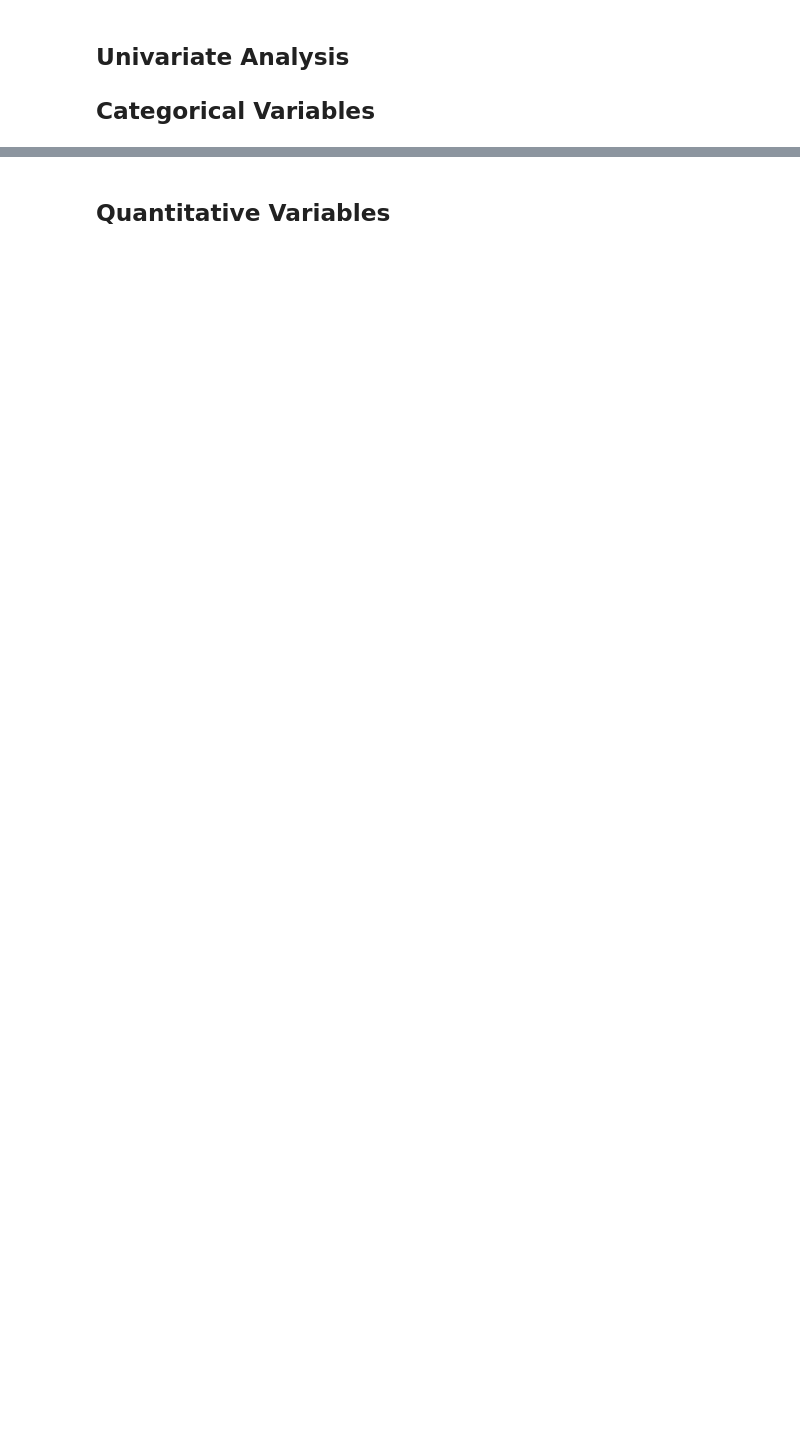
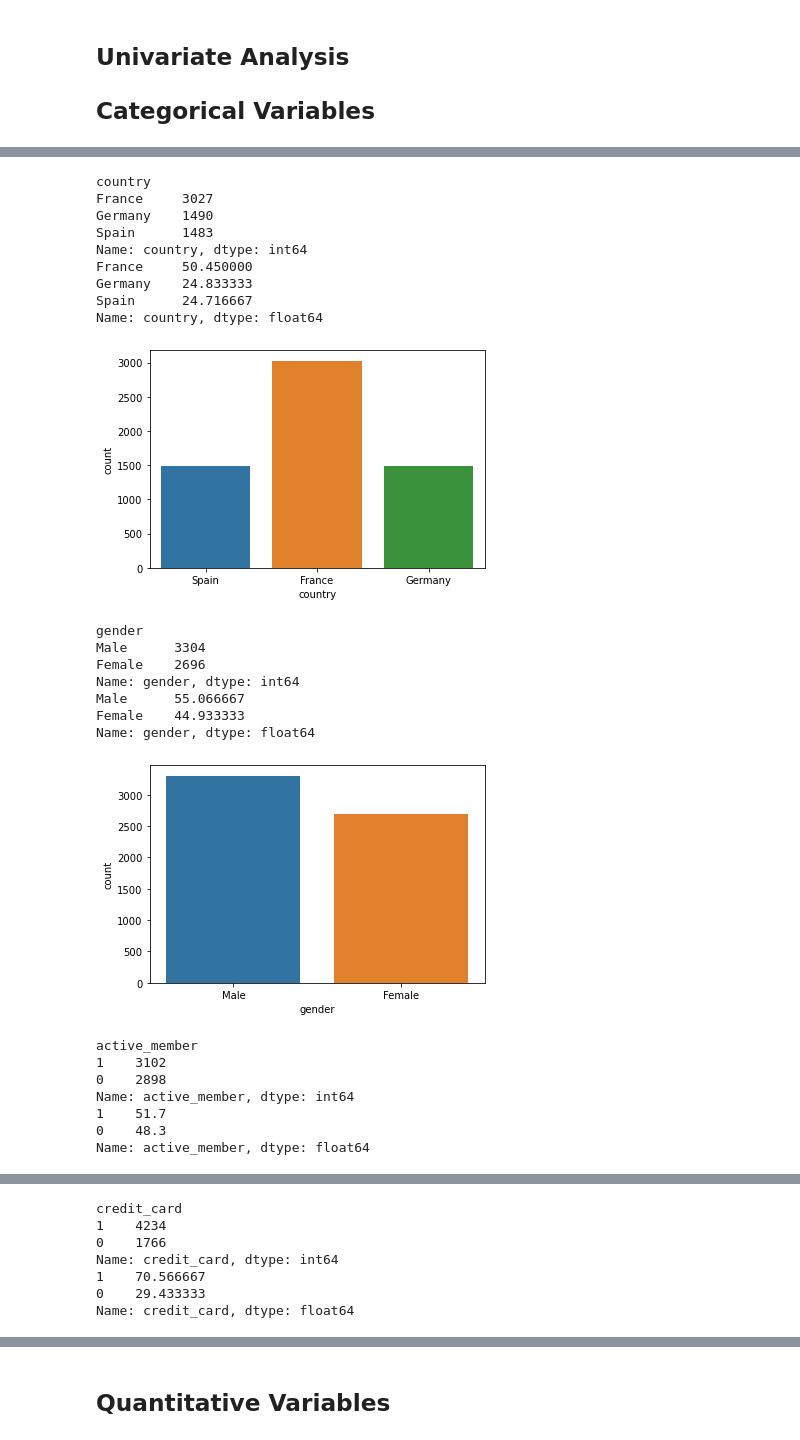
Before and after one commit to patrickamwayi/individual-project-, a Jupyter notebook: bank_customer_churn_prediction.ipynb, the cells around one changed output, grey strips where cells are left out. Saved outputs shown, nothing was run; the diff lists cells and outputs as text; code cells hidden in the pictures; blank space fills up the shorter version.

```diff
--- a/bank_customer_churn_prediction.ipynb
+++ b/bank_customer_churn_prediction.ipynb
@@ -225,0 +236,34 @@ wrangle.plot_cat_vars(train)
+# %%
+#Analysing categorical variables and their percentages
+for col in cat_vars:
+    print(col)
+    print(train[col].value_counts())
+    print(train[col].value_counts(normalize=True)*100)
+    sns.countplot(x=col, data=train)
+    plt.show()
+# %% [output]
+country
+France     3027
+Germany    1490
+Spain      1483
+Name: country, dtype: int64
+France     50.450000
+Germany    24.833333
+Spain      24.716667
+Name: country, dtype: float64
+[figure, added]
+gender
+Male      3304
+Female    2696
+Name: gender, dtype: int64
+Male      55.066667
+Female    44.933333
+Name: gender, dtype: float64
+[figure, added]
+active_member
+1    3102
+0    2898
+Name: active_member, dtype: int64
+1    51.7
+0    48.3
+Name: active_member, dtype: float64
@@ -225,0 +271,7 @@ wrangle.plot_cat_vars(train)
+credit_card
+1    4234
+0    1766
+Name: credit_card, dtype: int64
+1    70.566667
+0    29.433333
+Name: credit_card, dtype: float64
```
Also changed, not shown: parts of 21 cells of this notebook.
